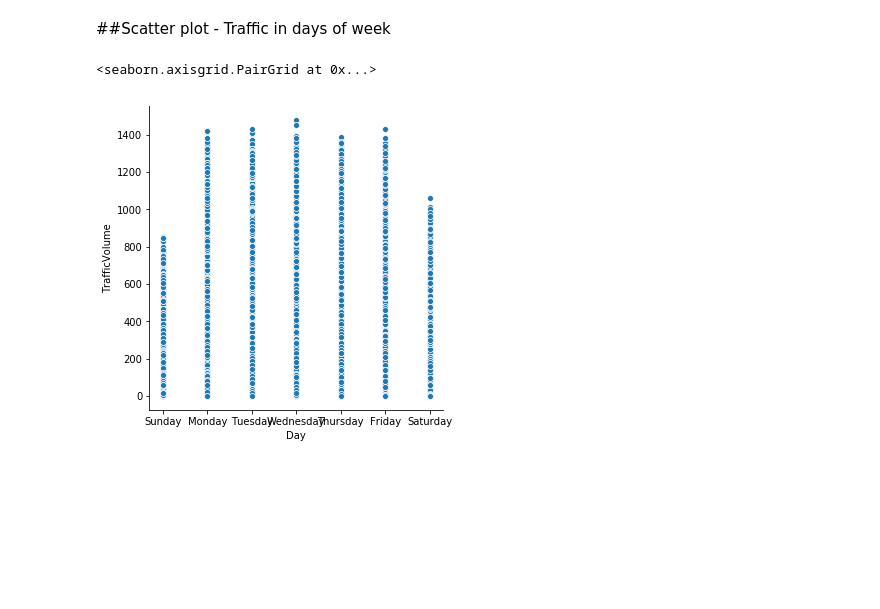
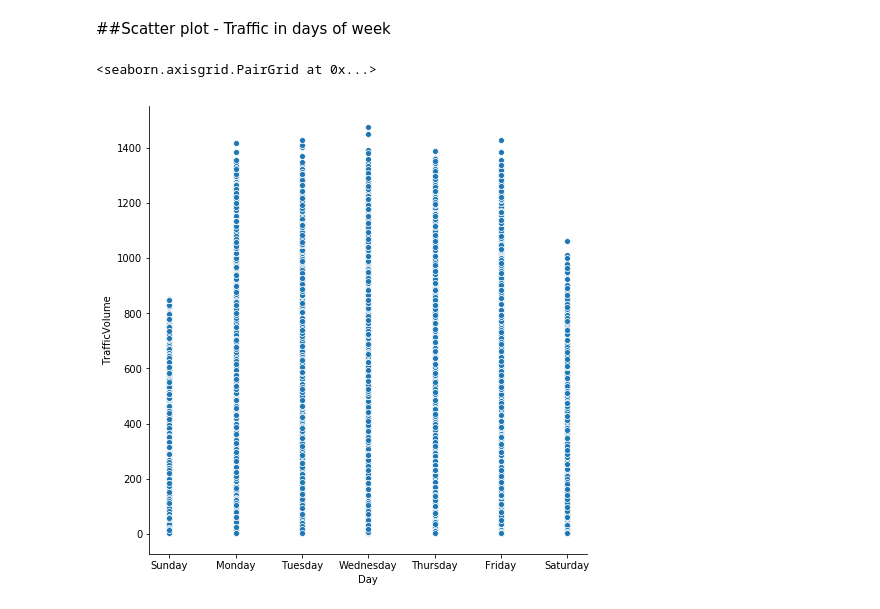
Before and after one commit to hrai/-M4-Data-Analysis, a Jupyter notebook: Assignment_2.ipynb, the cells around one changed output. Saved outputs shown, nothing was run; the diff lists cells and outputs as text; code cells hidden in the pictures; blank space fills up the shorter version.

```diff
--- a/Assignment_2.ipynb
+++ b/Assignment_2.ipynb
@@ -275,8 +274,8 @@ plot_df(df_all, x=df_all['DateTime'], y=df_all['TrafficVolume'], title='Flow of
 # %%
 df_all['Day'] = df_all['DateTime'].dt.day_name()
 
 sns.pairplot(x_vars=["Day"], y_vars=["TrafficVolume"],
-             data=df_all, height=5)
+             data=df_all, height=7)
 # %% [output]
 <seaborn.axisgrid.PairGrid at 0x...>
-[figure, old version]
+[figure, new version]
```
Also changed, not shown: parts of 3 cells of this notebook.
